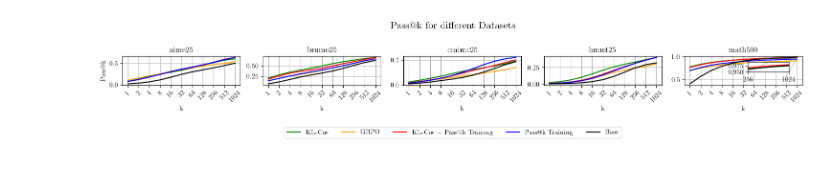
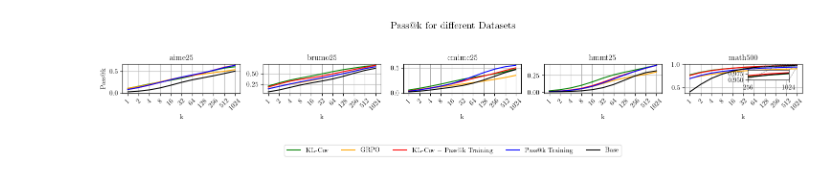
Before and after one commit to rfechner/verl, a Jupyter notebook: workspace/plots/exp17_klcov_passk_rollouts.ipynb, the cells around one changed output. Saved outputs shown, nothing was run; the diff lists cells and outputs as text; code cells hidden in the pictures.

Commit message:
plots

```diff
--- a/workspace/plots/exp17_klcov_passk_rollouts.ipynb
+++ b/workspace/plots/exp17_klcov_passk_rollouts.ipynb
@@ -61,33 +61,33 @@ for i, (ax, name) in enumerate(zip(axes, dataset_names)):
     ax.set_xticks(np.arange(len(vs)), 2**np.arange(len(vs)), rotation=45)
     ax.set_xlabel('k')
     ax.grid()
     # Zoom-In Effekt für den LETZTEN Plot
     if i == len(dataset_names) - 1:
         # Inset erstellen
         ax_ins = inset_axes(ax, width="35%", height="35%", loc='lower right', borderpad=2)
 
         for k, v in passk.items():
             vs = v[name].mean(axis=0)
             ax_ins.plot(vs, color=colors[k])
 
         ax_ins.set_xlim(8, 10)
         ax_ins.set_ylim(0.95, 0.99)
         ax_ins.set_xticks([8, 10], [256, 1024])
 
         # ALLE VIER VERBINDUNGSLINIEN ZEICHNEN:
         # loc1 und loc2 definieren, welche Ecken verbunden werden.
         # Wir rufen es zweimal auf, um alle vier Ecken abzudecken:
         mark_inset(ax, ax_ins, loc1=1, loc2=4, fc="none", ec="0.5", ls="--", lw=0.7)
         mark_inset(ax, ax_ins, loc1=2, loc2=3, fc="none", ec="0.5", ls="--", lw=0.7)
 
 axes[0].set_ylabel('Pass@k')
-plt.suptitle('Pass@k for different Datasets', y=1.02, fontsize=15)
+plt.suptitle('Pass@k for different Datasets', y=1.1, fontsize=15)
 
 # Legende fixieren
 handles, labels = axes[0].get_legend_handles_labels()
-fig.legend(handles, labels, loc='upper center', ncol=5, bbox_to_anchor=(0.5, -0.05))
+fig.legend(handles, labels, loc='upper center', ncol=5, bbox_to_anchor=(0.5, -0.15))
 fig.savefig('/u/rfechner/verl/plots/outcome_based2/klcov_passk_comp.pdf', bbox_inches="tight")
 plt.tight_layout()
 plt.show()
 # %% [output]
-[figure, old version]
+[figure, new version]
```
Also changed, not shown: 3 other files.
